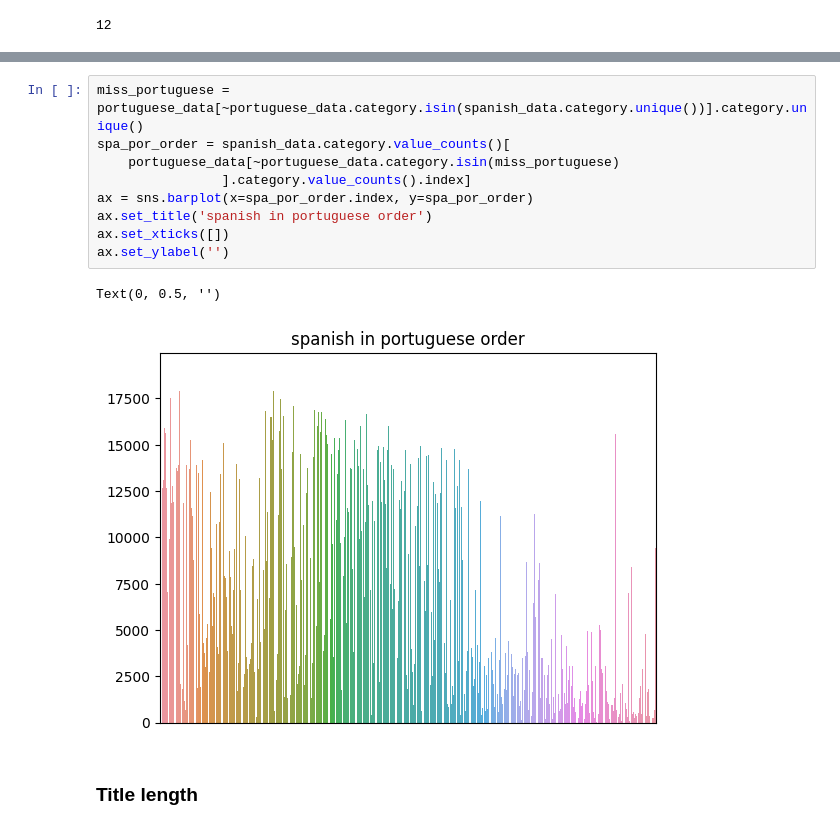
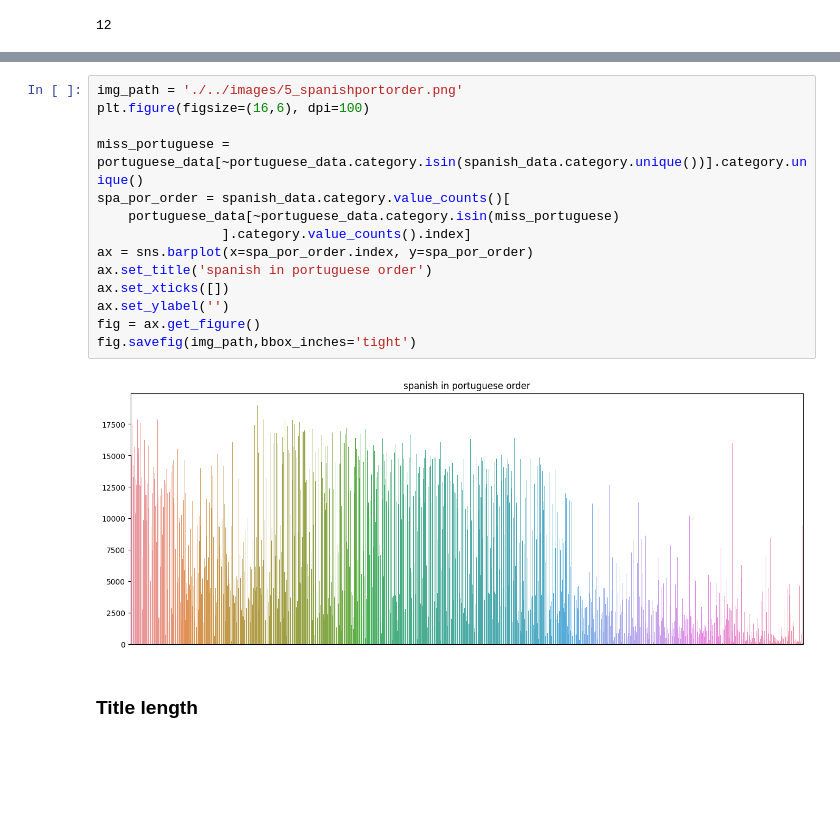
Before and after one commit to bleand/meli2019, a Jupyter notebook: notebooks/1 - EDA.ipynb, the cells around one changed output, grey strips where cells are left out. Drawn from its saved outputs; the diff is of its cells as text; blank space fills up the shorter version.

```diff
--- a/notebooks/1 - EDA.ipynb
+++ b/notebooks/1 - EDA.ipynb
@@ -204,15 +240,19 @@ Text(0, 0.5, '')
 # %%
+img_path = './../images/5_spanishportorder.png'
+plt.figure(figsize=(16,6), dpi=100)
+
 miss_portuguese = portuguese_data[~portuguese_data.category.isin(spanish_data.category.unique())].category.unique()
 spa_por_order = spanish_data.category.value_counts()[
     portuguese_data[~portuguese_data.category.isin(miss_portuguese)
                 ].category.value_counts().index]
 ax = sns.barplot(x=spa_por_order.index, y=spa_por_order)
 ax.set_title('spanish in portuguese order')
 ax.set_xticks([])
 ax.set_ylabel('')
+fig = ax.get_figure()
+fig.savefig(img_path,bbox_inches='tight')
 # %% [output]
-Text(0, 0.5, '')
-[figure, old version]
+[figure, new version]
 # %% [markdown]
 ### Title length
 # %%
```
Also changed, not shown: parts of 10 cells of this notebook.
